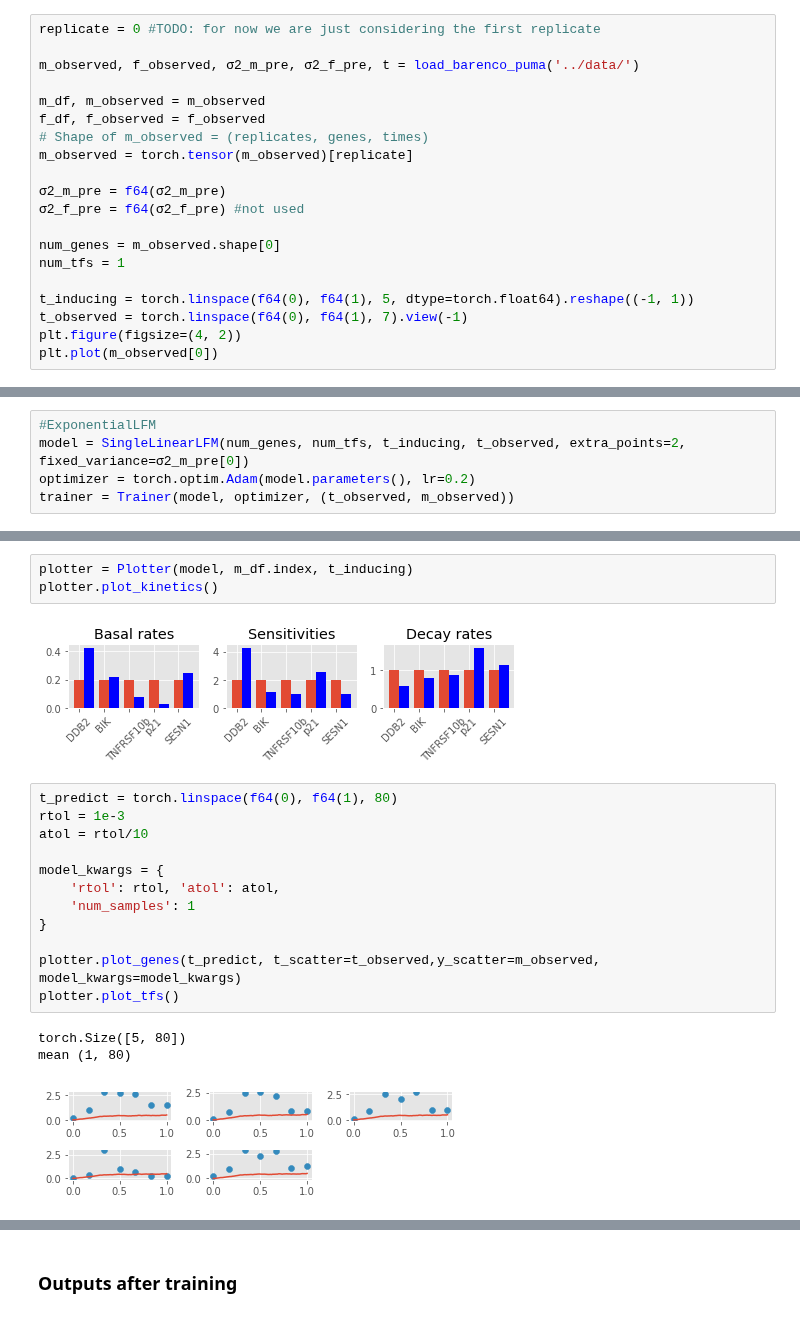
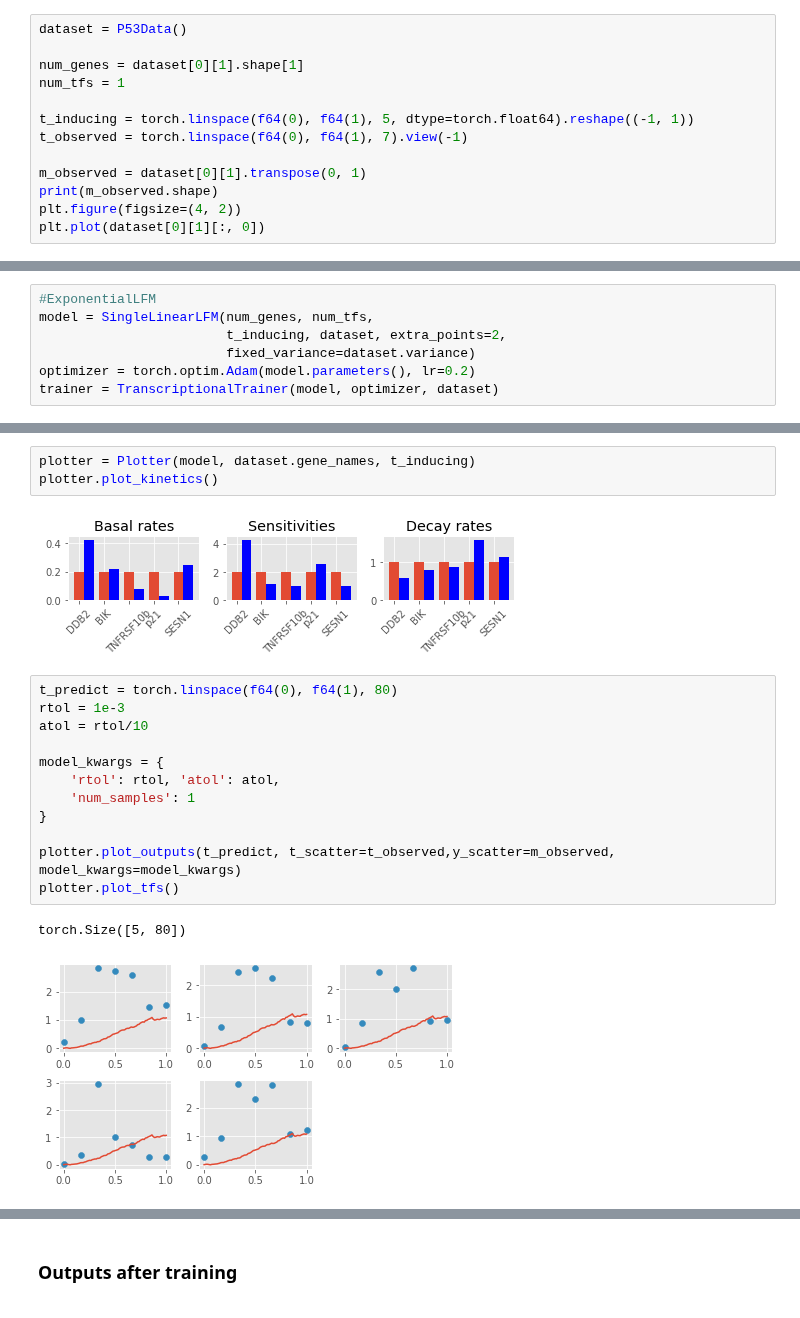
Before and after one commit to mossjacob/alfi, a Jupyter notebook: reggae/examples/variational.ipynb, the cells around one changed output, grey strips where cells are left out. Drawn from its saved outputs; the diff is of its cells as text.

```diff
--- a/reggae/examples/variational.ipynb
+++ b/reggae/examples/variational.ipynb
@@ -12,23 +12,16 @@ import numpy as np
 
 f64 = np.float64
 # %%
-replicate = 0 #TODO: for now we are just considering the first replicate
+dataset = P53Data()
 
-m_observed, f_observed, σ2_m_pre, σ2_f_pre, t = load_barenco_puma('../data/')
-
-m_df, m_observed = m_observed
-f_df, f_observed = f_observed
-# Shape of m_observed = (replicates, genes, times)
-m_observed = torch.tensor(m_observed)[replicate]
-
-σ2_m_pre = f64(σ2_m_pre)
-σ2_f_pre = f64(σ2_f_pre) #not used
-
-num_genes = m_observed.shape[0]
+num_genes = dataset[0][1].shape[1]
 num_tfs = 1
 
 t_inducing = torch.linspace(f64(0), f64(1), 5, dtype=torch.float64).reshape((-1, 1))
 t_observed = torch.linspace(f64(0), f64(1), 7).view(-1)
+
+m_observed = dataset[0][1].transpose(0, 1)
+print(m_observed.shape)
 plt.figure(figsize=(4, 2))
-plt.plot(m_observed[0])
+plt.plot(dataset[0][1][:, 0])
 # %% [output]
@@ -36,29 +31,30 @@ plt.plot(m_observed[0])
 [figure]
 # %%
 #ExponentialLFM
-model = SingleLinearLFM(num_genes, num_tfs, t_inducing, t_observed, extra_points=2, fixed_variance=σ2_m_pre[0])
+model = SingleLinearLFM(num_genes, num_tfs,
+                        t_inducing, dataset, extra_points=2,
+                        fixed_variance=dataset.variance)
 optimizer = torch.optim.Adam(model.parameters(), lr=0.2)
-trainer = Trainer(model, optimizer, (t_observed, m_observed))
+trainer = TranscriptionalTrainer(model, optimizer, dataset)
 # %% [markdown]
 ### Outputs prior to training:
 # %%
-plotter = Plotter(model, m_df.index, t_inducing)
+plotter = Plotter(model, dataset.gene_names, t_inducing)
 plotter.plot_kinetics()
 # %% [output]
 [figure]
 # %%
 t_predict = torch.linspace(f64(0), f64(1), 80)
 rtol = 1e-3
 atol = rtol/10
 
 model_kwargs = {
     'rtol': rtol, 'atol': atol,
     'num_samples': 1
 }
 
-plotter.plot_genes(t_predict, t_scatter=t_observed,y_scatter=m_observed, model_kwargs=model_kwargs)
+plotter.plot_outputs(t_predict, t_scatter=t_observed,y_scatter=m_observed, model_kwargs=model_kwargs)
 plotter.plot_tfs()
 # %% [output]
 torch.Size([5, 80])
-mean (1, 80)
-[figure, old version]
+[figure, new version]
```
Also changed, not shown: parts of 5 cells of this notebook, 5 other files.
